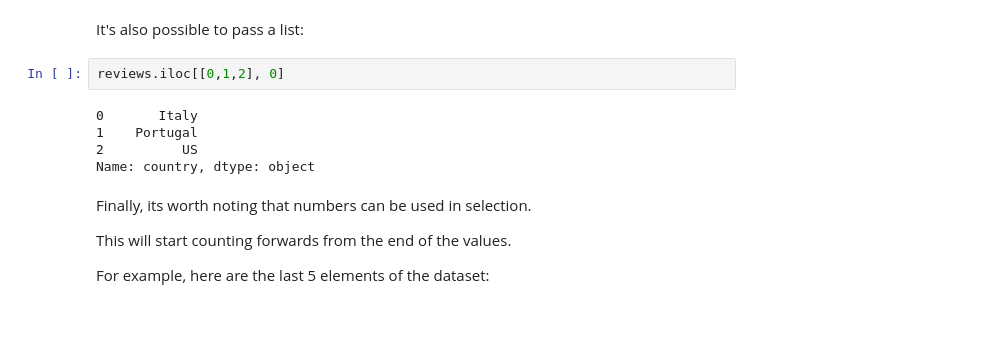
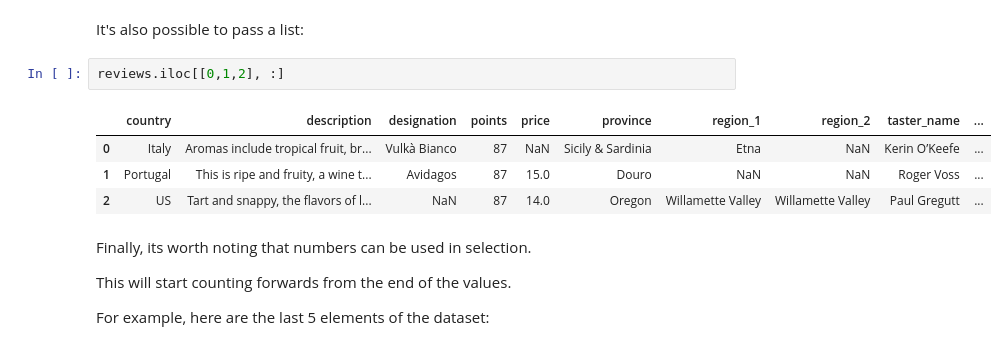
Before and after one commit to FRANKSADWAR/PersonalPractice, a Jupyter notebook: DataAnalysis/Learning Pandas.ipynb, the cells around one changed output. Cells and saved outputs as stored; diff of their text form; blank space fills up the shorter version.

```diff
--- a/DataAnalysis/Learning Pandas.ipynb
+++ b/DataAnalysis/Learning Pandas.ipynb
@@ -186,12 +186,12 @@ Name: country, dtype: object
 # %% [markdown]
 It's also possible to pass a list:
 # %%
-reviews.iloc[[0,1,2], 0]
+reviews.iloc[[0,1,2], :]
 # %% [output]
-0       Italy
-1    Portugal
-2          US
-Name: country, dtype: object
+|  | country | description | designation | points | price | province | region_1 | region_2 | taster_name | ... |
+| 0 | Italy | Aromas include tropical fruit, br... | Vulkà Bianco | 87 | NaN | Sicily & Sardinia | Etna | NaN | Kerin O’Keefe | ... |
+| 1 | Portugal | This is ripe and fruity, a wine t... | Avidagos | 87 | 15.0 | Douro | NaN | NaN | Roger Voss | ... |
+| 2 | US | Tart and snappy, the flavors of l... | NaN | 87 | 14.0 | Oregon | Willamette Valley | Willamette Valley | Paul Gregutt | ... |
 # %% [markdown]
 Finally, its worth noting that numbers can be used in selection.
 
```
Also changed, not shown: parts of 8 cells of this notebook.
